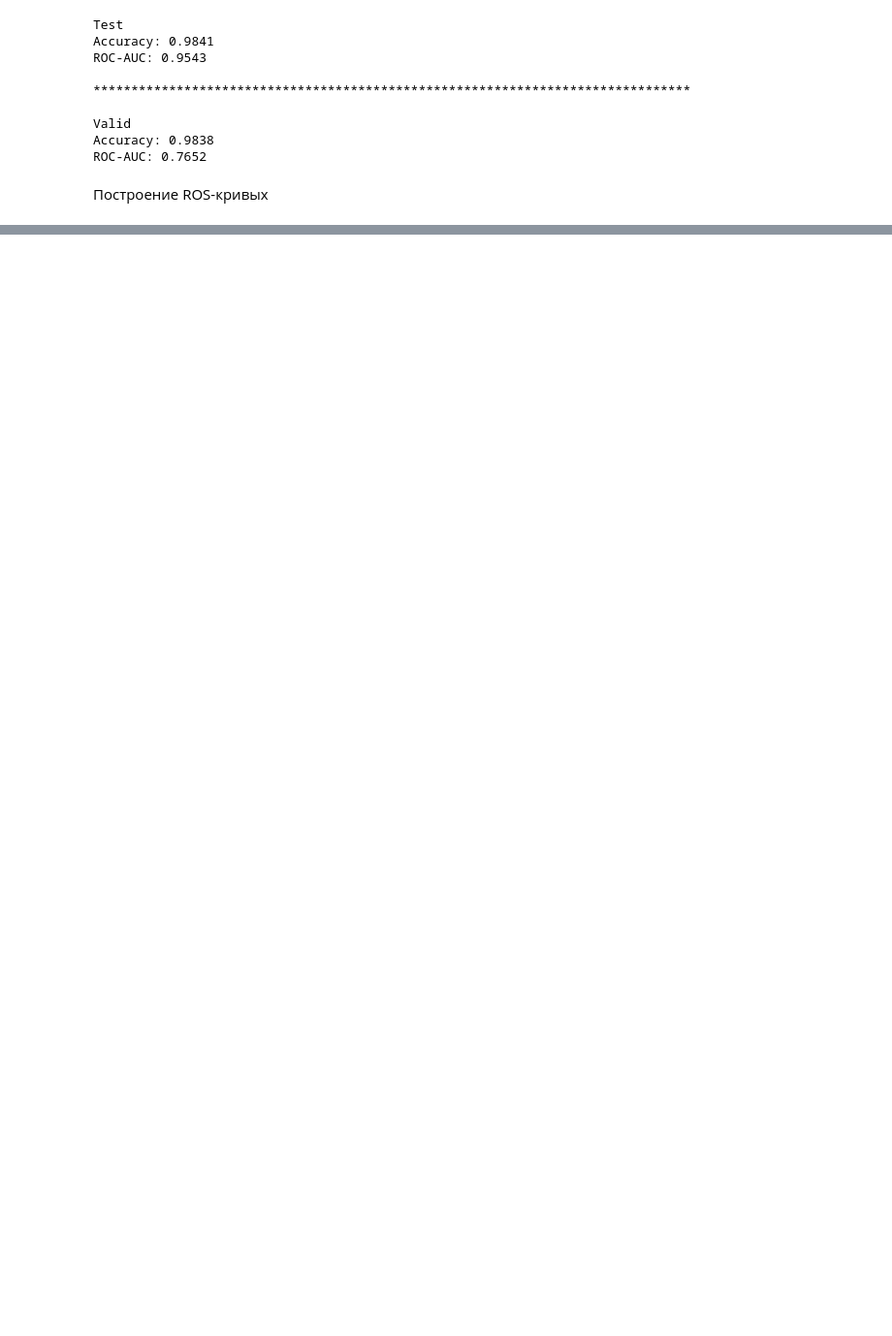
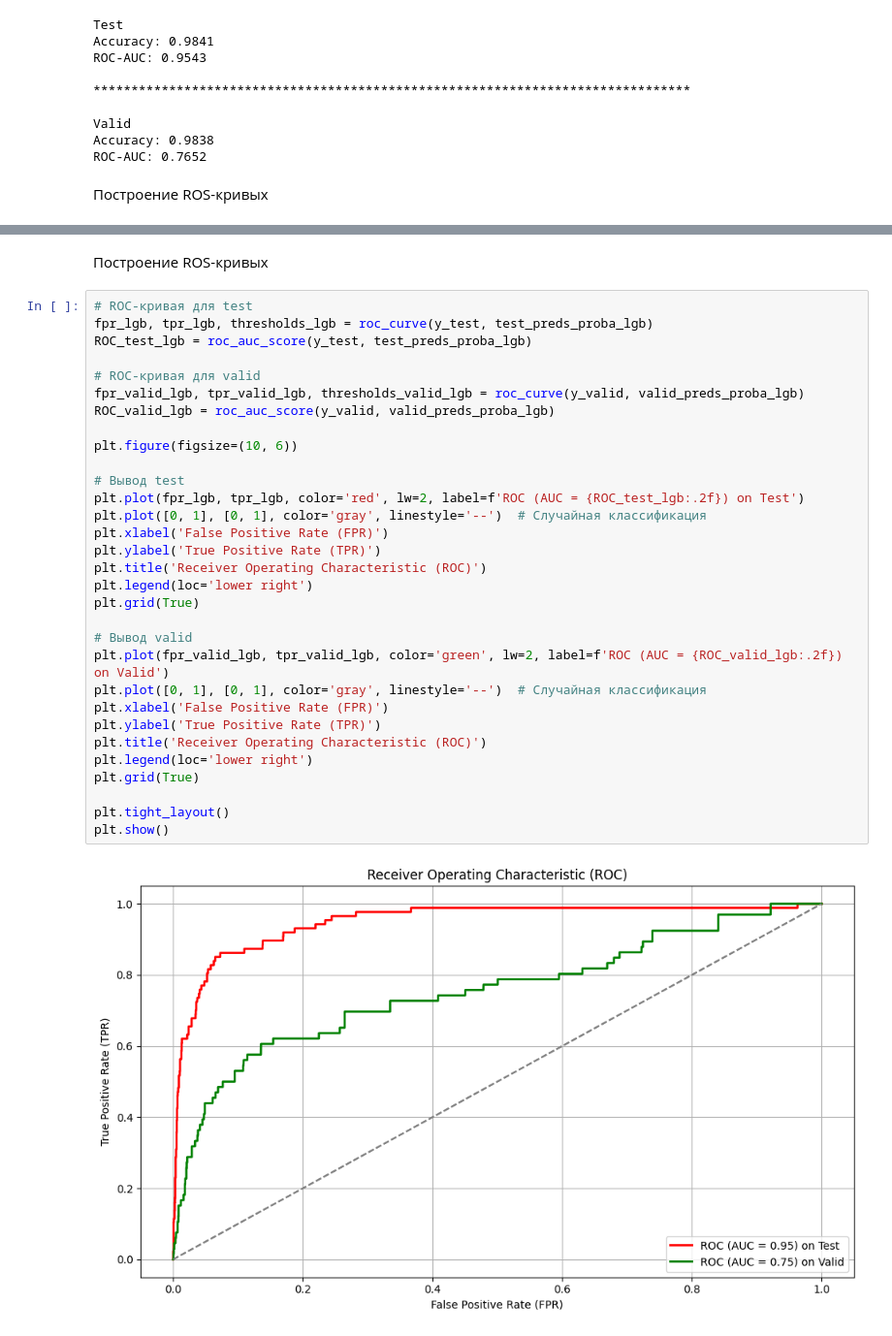
Before and after one commit to pogodaa/second_intensiv_predict_dataset_ot_samolyta, a Jupyter notebook: main.ipynb, the cells around one changed output, grey strips where cells are left out. Shown: that part at 97% size. Drawn from its saved outputs; the diff is of its cells as text; blank space fills up the shorter version.

```diff
--- a/main.ipynb
+++ b/main.ipynb
@@ -536,0 +562,35 @@ plt.show()
+# %% [markdown]
+Построение ROS-кривых
+# %%
+# ROC-кривая для test
+fpr_lgb, tpr_lgb, thresholds_lgb = roc_curve(y_test, test_preds_proba_lgb)
+ROC_test_lgb = roc_auc_score(y_test, test_preds_proba_lgb)
+
+# ROC-кривая для valid
+fpr_valid_lgb, tpr_valid_lgb, thresholds_valid_lgb = roc_curve(y_valid, valid_preds_proba_lgb)
+ROC_valid_lgb = roc_auc_score(y_valid, valid_preds_proba_lgb)
+
+plt.figure(figsize=(10, 6))
+
+# Вывод test
+plt.plot(fpr_lgb, tpr_lgb, color='red', lw=2, label=f'ROC (AUC = {ROC_test_lgb:.2f}) on Test')
+plt.plot([0, 1], [0, 1], color='gray', linestyle='--')  # Случайная классификация
+plt.xlabel('False Positive Rate (FPR)')
+plt.ylabel('True Positive Rate (TPR)')
+plt.title('Receiver Operating Characteristic (ROC)')
+plt.legend(loc='lower right')
+plt.grid(True)
+
+# Вывод valid
+plt.plot(fpr_valid_lgb, tpr_valid_lgb, color='green', lw=2, label=f'ROC (AUC = {ROC_valid_lgb:.2f}) on Valid')
+plt.plot([0, 1], [0, 1], color='gray', linestyle='--')  # Случайная классификация
+plt.xlabel('False Positive Rate (FPR)')
+plt.ylabel('True Positive Rate (TPR)')
+plt.title('Receiver Operating Characteristic (ROC)')
+plt.legend(loc='lower right')
+plt.grid(True)
+
+plt.tight_layout()
+plt.show()
+# %% [output]
+[figure, added]
```
Also changed, not shown: parts of 22 cells of this notebook.
